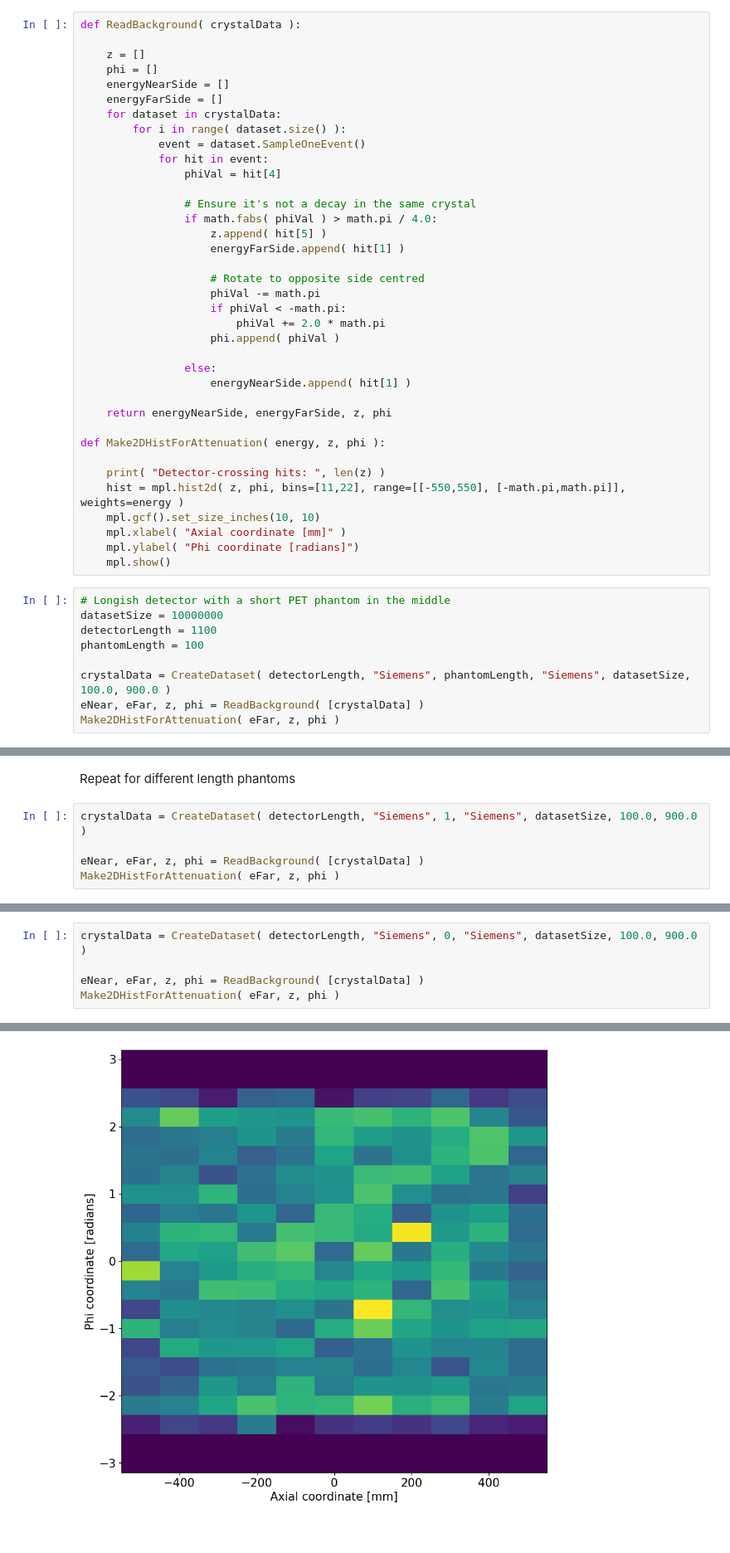
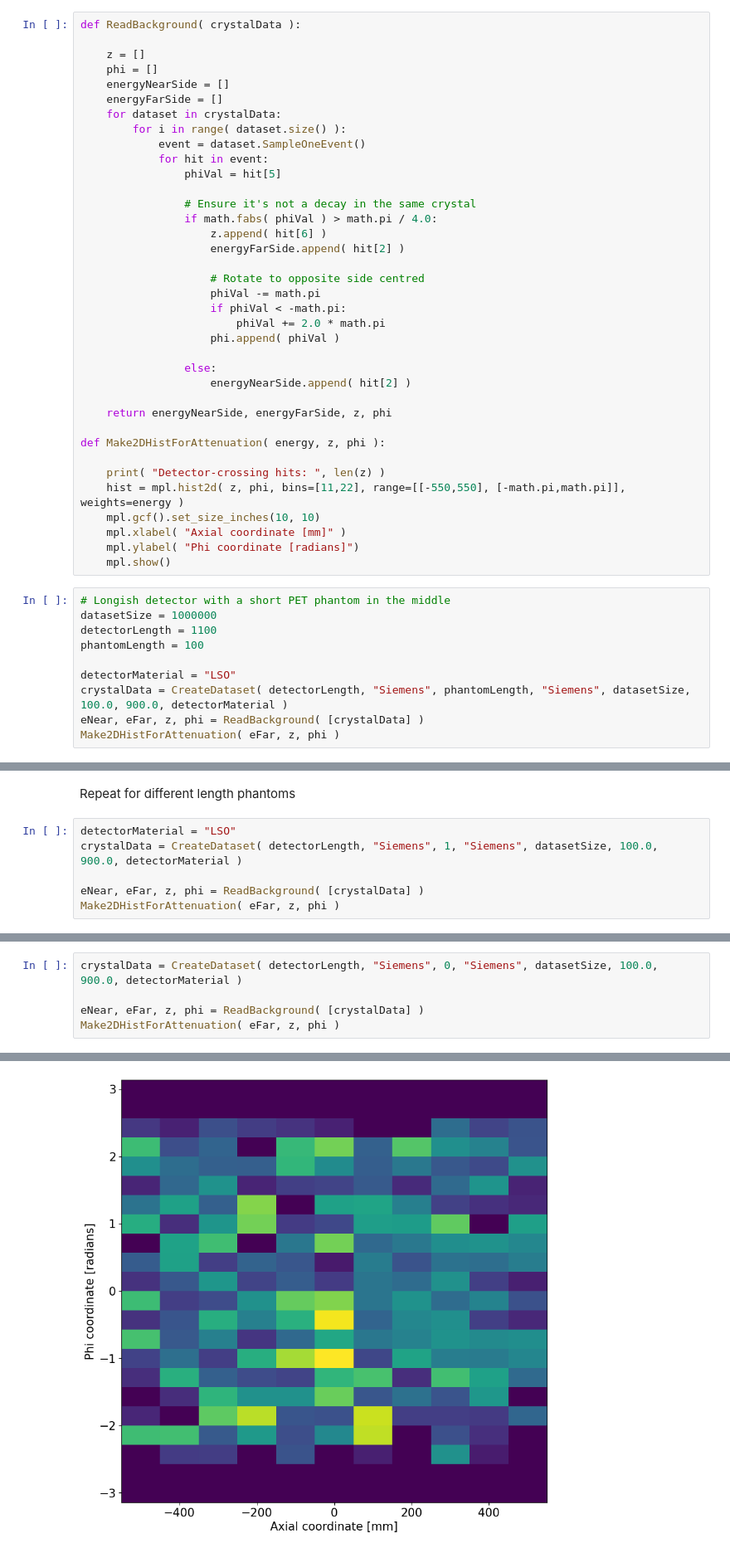
Before and after one commit to bwynneHEP/SimplePetScanner, a Jupyter notebook: analysis/BackgroundStudy.ipynb, the cells around one changed output, grey strips where cells are left out. Shown at 83% size. Saved outputs shown, nothing was run; the diff lists cells and outputs as text.

```diff
--- a/analysis/BackgroundStudy.ipynb
+++ b/analysis/BackgroundStudy.ipynb
@@ -22,12 +22,12 @@ def ReadBackground( crystalData ):
         for i in range( dataset.size() ):
             event = dataset.SampleOneEvent()
             for hit in event:
-                phiVal = hit[4]
+                phiVal = hit[5]
 
                 # Ensure it's not a decay in the same crystal
                 if math.fabs( phiVal ) > math.pi / 4.0:
-                    z.append( hit[5] )
-                    energyFarSide.append( hit[1] )
+                    z.append( hit[6] )
+                    energyFarSide.append( hit[2] )
 
                     # Rotate to opposite side centred
                     phiVal -= math.pi
@@ -36,7 +36,7 @@ def ReadBackground( crystalData ):
                     phi.append( phiVal )
 
                 else:
-                    energyNearSide.append( hit[1] )
+                    energyNearSide.append( hit[2] )
 
     return energyNearSide, energyFarSide, z, phi
 
@@ -50,11 +50,12 @@ def Make2DHistForAttenuation( energy, z, phi ):
     mpl.show()
 # %%
 # Longish detector with a short PET phantom in the middle
-datasetSize = 10000000
+datasetSize = 1000000
 detectorLength = 1100
 phantomLength = 100
 
-crystalData = CreateDataset( detectorLength, "Siemens", phantomLength, "Siemens", datasetSize, 100.0, 900.0 )
+detectorMaterial = "LSO"
+crystalData = CreateDataset( detectorLength, "Siemens", phantomLength, "Siemens", datasetSize, 100.0, 900.0, detectorMaterial )
 eNear, eFar, z, phi = ReadBackground( [crystalData] )
 Make2DHistForAttenuation( eFar, z, phi )
 # %% [output]
@@ -172,7 +173,8 @@ Total hits:  32314
 # %% [markdown]
 Repeat for different length phantoms
 # %%
-crystalData = CreateDataset( detectorLength, "Siemens", 1, "Siemens", datasetSize, 100.0, 900.0 )
+detectorMaterial = "LSO"
+crystalData = CreateDataset( detectorLength, "Siemens", 1, "Siemens", datasetSize, 100.0, 900.0, detectorMaterial )
 
 eNear, eFar, z, phi = ReadBackground( [crystalData] )
 Make2DHistForAttenuation( eFar, z, phi )
@@ -237,5 +335,5 @@ Total hits:  31554
 # %%
-crystalData = CreateDataset( detectorLength, "Siemens", 0, "Siemens", datasetSize, 100.0, 900.0 )
+crystalData = CreateDataset( detectorLength, "Siemens", 0, "Siemens", datasetSize, 100.0, 900.0, detectorMaterial )
 
 eNear, eFar, z, phi = ReadBackground( [crystalData] )
 Make2DHistForAttenuation( eFar, z, phi )
@@ -246,4 +376,4 @@ Detector-crossing hits:  2758
-[figure, old version]
+[figure, new version]
 # %%
 energy, z, phi = ReadBackgroundCoincidences( [crystalData] )
 HitProfileHistogram( z, phi )
```
Also changed, not shown: parts of 17 cells of this notebook.
